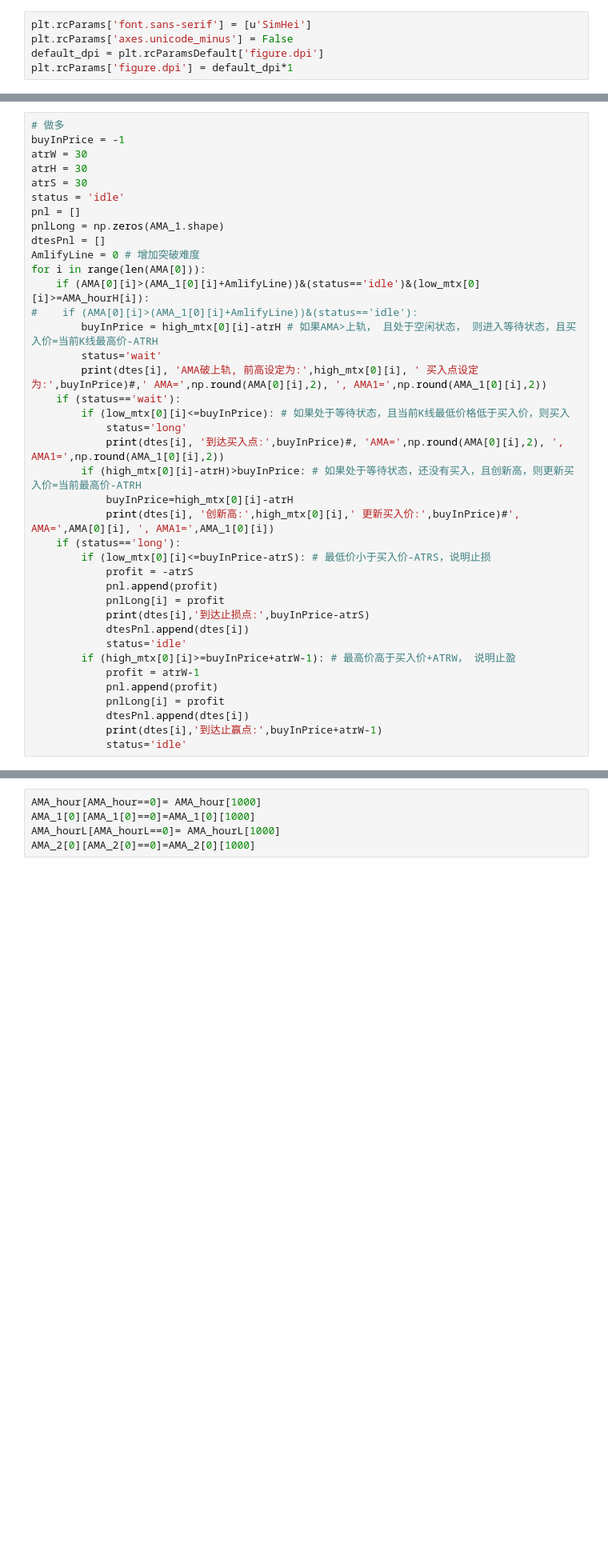
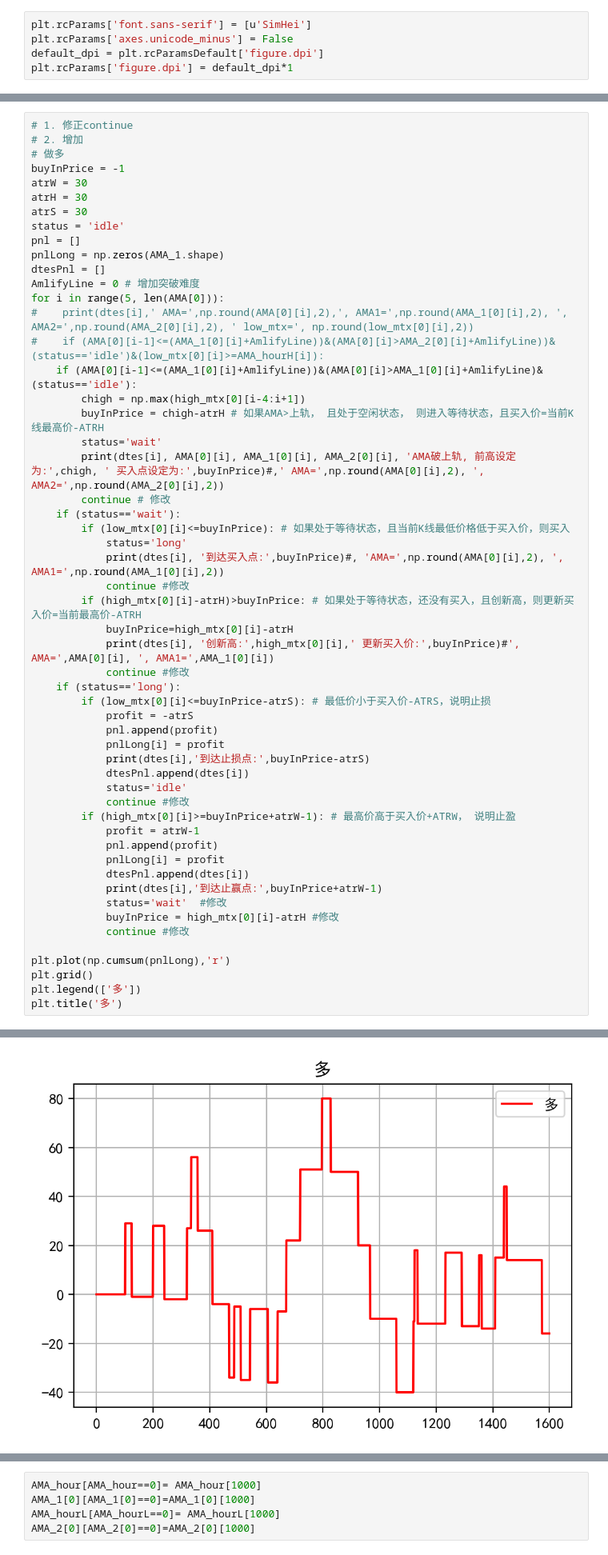
Before and after one commit to xudong2019/coresearch, a Jupyter notebook: 玉晶量化1号/research.ipynb, the cells around one changed output, grey strips where cells are left out. Shown at 80% size. Drawn from its saved outputs; the diff is of its cells as text; blank space fills up the shorter version.

```diff
--- a/玉晶量化1号/research.ipynb
+++ b/玉晶量化1号/research.ipynb
@@ -275,4 +365,6 @@ for i in range(len(AMA[0])):
 # %%
+# 1. 修正continue
+# 2. 增加
 # 做多
 buyInPrice = -1
 atrW = 30
@@ -283,19 +375,24 @@ pnl = []
 pnlLong = np.zeros(AMA_1.shape)
 dtesPnl = []
 AmlifyLine = 0 # 增加突破难度
-for i in range(len(AMA[0])):
-    if (AMA[0][i]>(AMA_1[0][i]+AmlifyLine))&(status=='idle')&(low_mtx[0][i]>=AMA_hourH[i]):
-#    if (AMA[0][i]>(AMA_1[0][i]+AmlifyLine))&(status=='idle'):
-        buyInPrice = high_mtx[0][i]-atrH # 如果AMA>上轨， 且处于空闲状态， 则进入等待状态，且买入价=当前K线最高价-ATRH
+for i in range(5, len(AMA[0])):
+#    print(dtes[i],' AMA=',np.round(AMA[0][i],2),', AMA1=',np.round(AMA_1[0][i],2), ', AMA2=',np.round(AMA_2[0][i],2), ' low_mtx=', np.round(low_mtx[0][i],2))
+#    if (AMA[0][i-1]<=(AMA_1[0][i]+AmlifyLine))&(AMA[0][i]>AMA_2[0][i]+AmlifyLine))&(status=='idle')&(low_mtx[0][i]>=AMA_hourH[i]):
+    if (AMA[0][i-1]<=(AMA_1[0][i]+AmlifyLine))&(AMA[0][i]>AMA_1[0][i]+AmlifyLine)&(status=='idle'):
+        chigh = np.max(high_mtx[0][i-4:i+1])
+        buyInPrice = chigh-atrH # 如果AMA>上轨， 且处于空闲状态， 则进入等待状态，且买入价=当前K线最高价-ATRH
         status='wait'
-        print(dtes[i], 'AMA破上轨, 前高设定为:',high_mtx[0][i], ' 买入点设定为:',buyInPrice)#,' AMA=',np.round(AMA[0][i],2), ', AMA1=',np.round(AMA_1[0][i],2))
+        print(dtes[i], AMA[0][i], AMA_1[0][i], AMA_2[0][i], 'AMA破上轨, 前高设定为:',chigh, ' 买入点设定为:',buyInPrice)#,' AMA=',np.round(AMA[0][i],2), ', AMA2=',np.round(AMA_2[0][i],2))
+        continue # 修改
     if (status=='wait'):
         if (low_mtx[0][i]<=buyInPrice): # 如果处于等待状态，且当前K线最低价格低于买入价，则买入
             status='long'
             print(dtes[i], '到达买入点:',buyInPrice)#, 'AMA=',np.round(AMA[0][i],2), ', AMA1=',np.round(AMA_1[0][i],2))
+            continue #修改
         if (high_mtx[0][i]-atrH)>buyInPrice: # 如果处于等待状态，还没有买入，且创新高，则更新买入价=当前最高价-ATRH
             buyInPrice=high_mtx[0][i]-atrH
             print(dtes[i], '创新高:',high_mtx[0][i],' 更新买入价:',buyInPrice)#', AMA=',AMA[0][i], ', AMA1=',AMA_1[0][i])
+            continue #修改
     if (status=='long'):
         if (low_mtx[0][i]<=buyInPrice-atrS): # 最低价小于买入价-ATRS，说明止损
             profit = -atrS
@@ -304,11 +401,19 @@ for i in range(len(AMA[0])):
             print(dtes[i],'到达止损点:',buyInPrice-atrS)
             dtesPnl.append(dtes[i])
             status='idle'
+            continue #修改
         if (high_mtx[0][i]>=buyInPrice+atrW-1): # 最高价高于买入价+ATRW， 说明止盈
             profit = atrW-1
             pnl.append(profit)
             pnlLong[i] = profit
             dtesPnl.append(dtes[i])
             print(dtes[i],'到达止赢点:',buyInPrice+atrW-1)
-            status='idle'
+            status='wait'  #修改
+            buyInPrice = high_mtx[0][i]-atrH #修改
+            continue #修改
+
+plt.plot(np.cumsum(pnlLong),'r')
+plt.grid()
+plt.legend(['多'])
+plt.title('多')
 # %% [output]
@@ -331,0 +438 @@ for i in range(len(AMA[0])):
+[figure, added]
```
Also changed, not shown: parts of 18 cells of this notebook, 11 other files.
